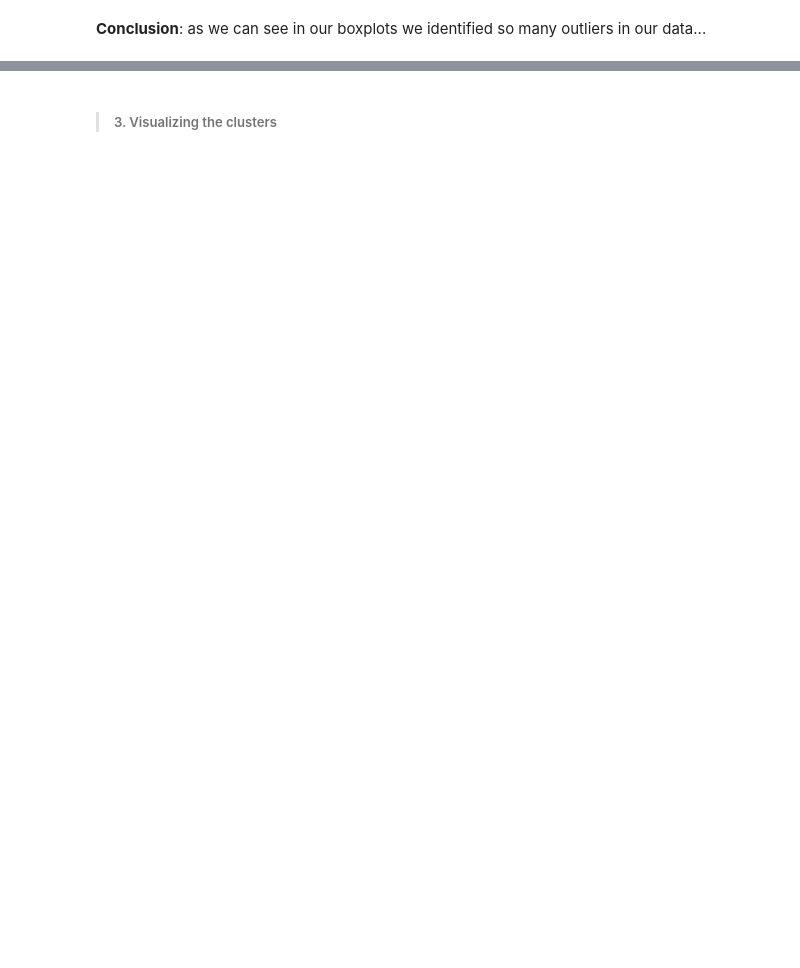
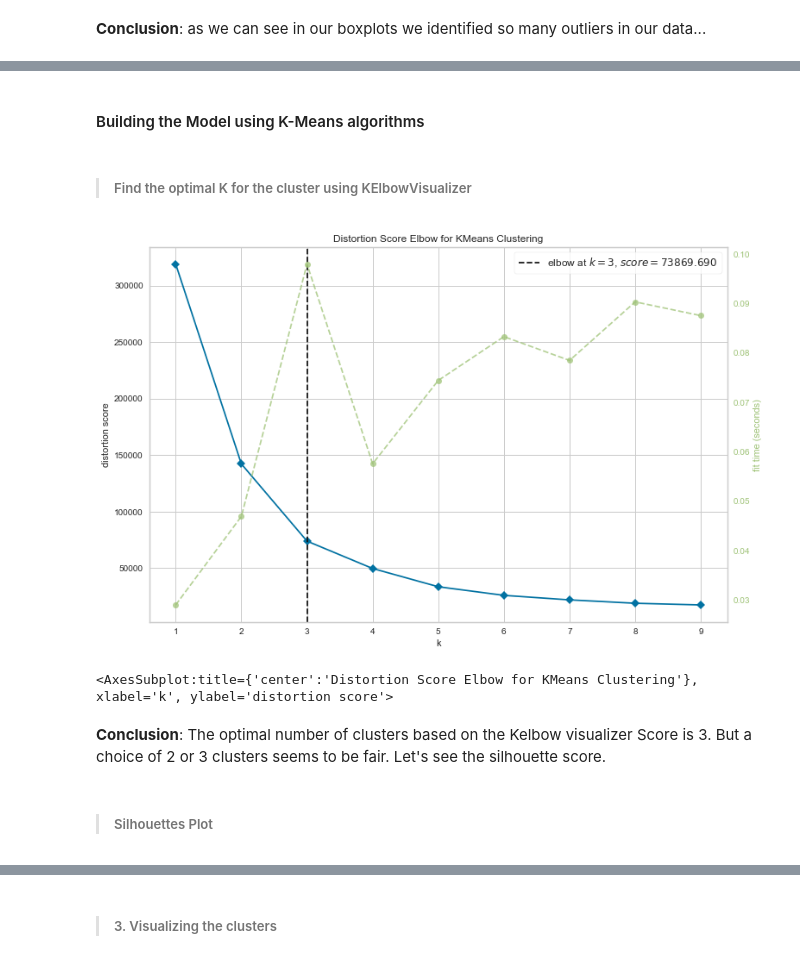
Before and after one commit to kesnel/ayiti-analytics-capstone-project, a Jupyter notebook: EDA.ipynb, the cells around one changed output, grey strips where cells are left out. Drawn from its saved outputs; the diff is of its cells as text; code cells hidden in the pictures; blank space fills up the shorter version.

```diff
--- a/EDA.ipynb
+++ b/EDA.ipynb
@@ -539,0 +656,24 @@ X['Labels_Clusters'].value_counts()
+# %% [markdown]
+#### Building the Model using K-Means algorithms
+# %% [markdown]
+>##### Find the optimal K for the cluster using KElbowVisualizer
+# %%
+argo = X_scaled[['Agricultural products']]
+
+# Load Yellowbrick module for Kelbow visualizer
+from yellowbrick.cluster import KElbowVisualizer
+
+km = KMeans()
+
+plt.figure(figsize=(12,8))
+visualizer = KElbowVisualizer(km, k=(1,10))
+visualizer.fit(X_scaled)        # Fit the data to the visualizer
+visualizer.show()        # Finalize and render the figure
+# %% [output]
+[figure, added]
+<AxesSubplot:title={'center':'Distortion Score Elbow for KMeans Clustering'}, xlabel='k', ylabel='distortion score'>
+# %% [markdown]
+**Conclusion**: The optimal number of clusters based on the Kelbow visualizer Score is 3.
+But a choice of 2 or 3 clusters seems to be fair. Let's see the silhouette score.
+# %% [markdown]
+>##### Silhouettes Plot
```
Also changed, not shown: parts of 80 cells of this notebook.
